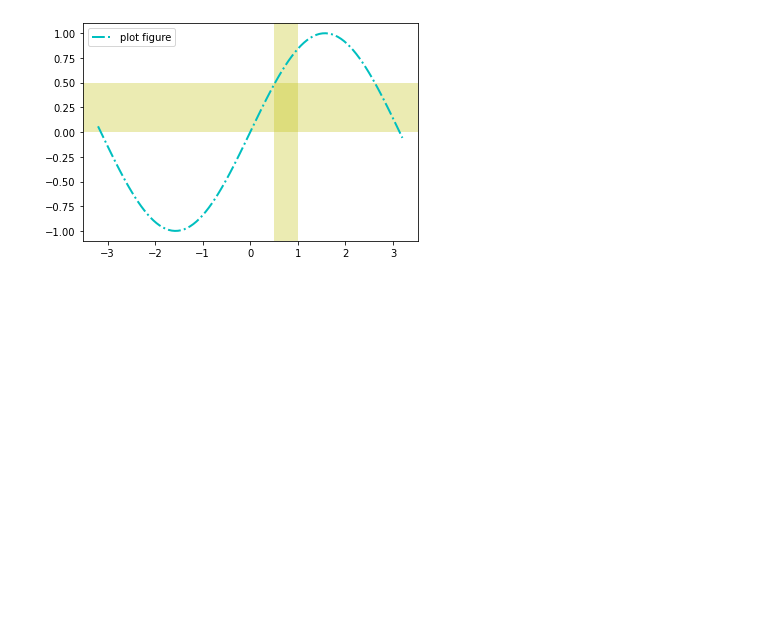
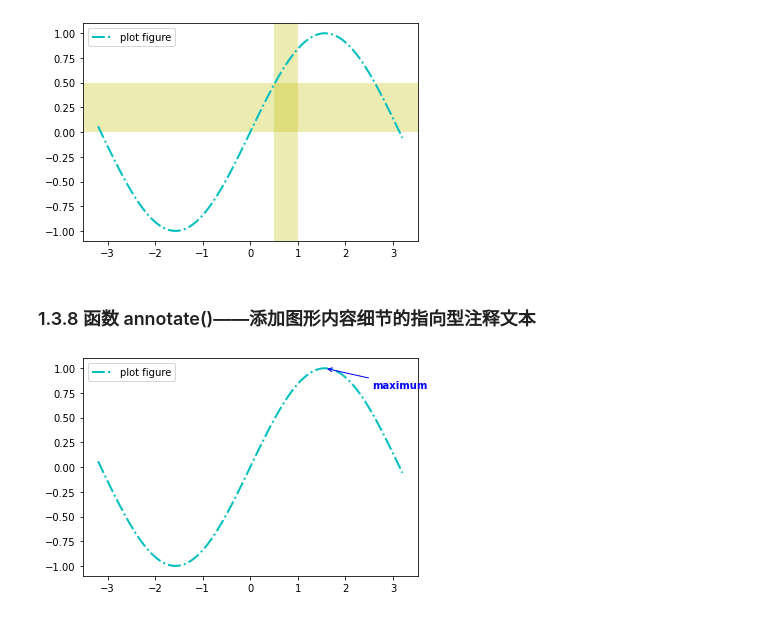
Before and after one commit to Mark-Walen/matplotlib-app, a Jupyter notebook: paragraph-1/matplotlib_01.ipynb, the cells around one changed output. Drawn from its saved outputs; the diff is of its cells as text; code cells hidden in the pictures; blank space fills up the shorter version.

```diff
--- a/paragraph-1/matplotlib_01.ipynb
+++ b/paragraph-1/matplotlib_01.ipynb
@@ -157,3 +156,30 @@ plt.axvspan(xmin=0.5, xmax=1, facecolor="y", alpha=0.3)
 plt.show()
 # %% [output]
 [figure]
+# %% [markdown]
+### 1.3.8 函数 annotate()——添加图形内容细节的指向型注释文本
+# %%
+import matplotlib.pyplot as plt
+import numpy as np
+
+x = np.linspace(-3.2, 3.2, 100)
+y = np.sin(x)
+
+plt.plot(x, y, ls="-.", lw=2, c="c", label="plot figure")
+plt.legend()
+
+# plt.annotate(string：图形内容的注释文本, xy：被注释图形内容的位置坐标,
+# xytext：注释文本的位置坐标, weight：注释文本的位置坐标,
+# weight：注释文本的字体粗细风格, color：注释文本的字体颜色,
+# arrowprops：指示被注释内容的箭头的属性字典)
+plt.annotate("maximum",
+             xy=(np.pi/2, 1.0),
+             xytext=((np.pi/2)+1.0, .8),
+             weight="bold",
+             color="b",
+             arrowprops
+             =dict(arrowstyle="->", connectionstyle="arc3", color="b"))
+
+plt.show()
+# %% [output]
+[figure, added]
```
Also changed, not shown: parts of 9 cells of this notebook.
